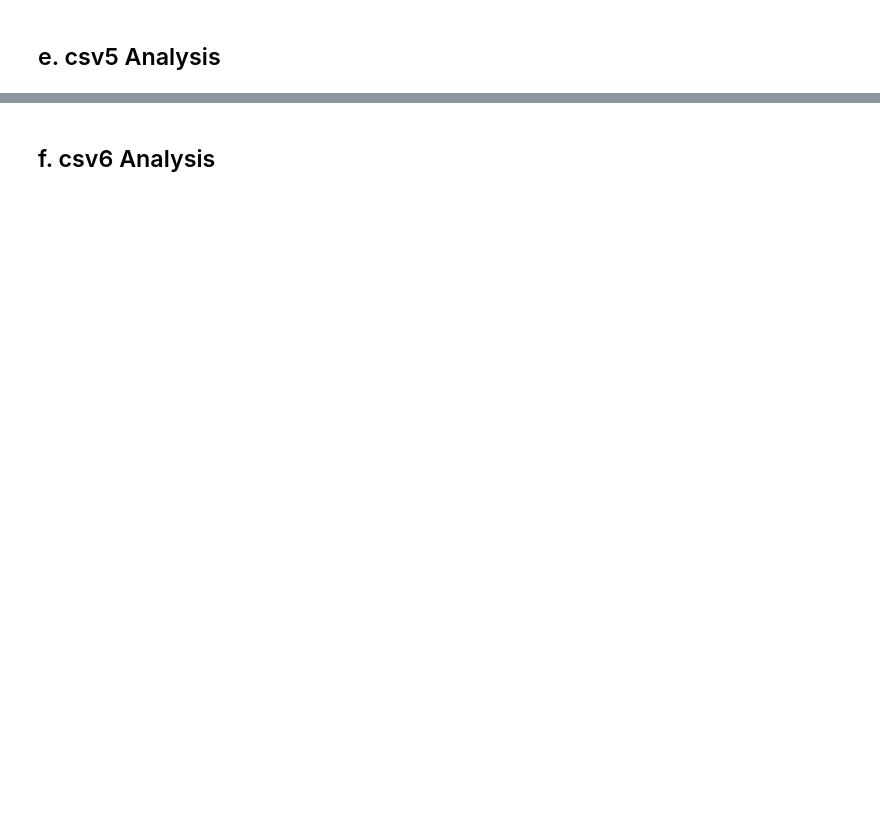
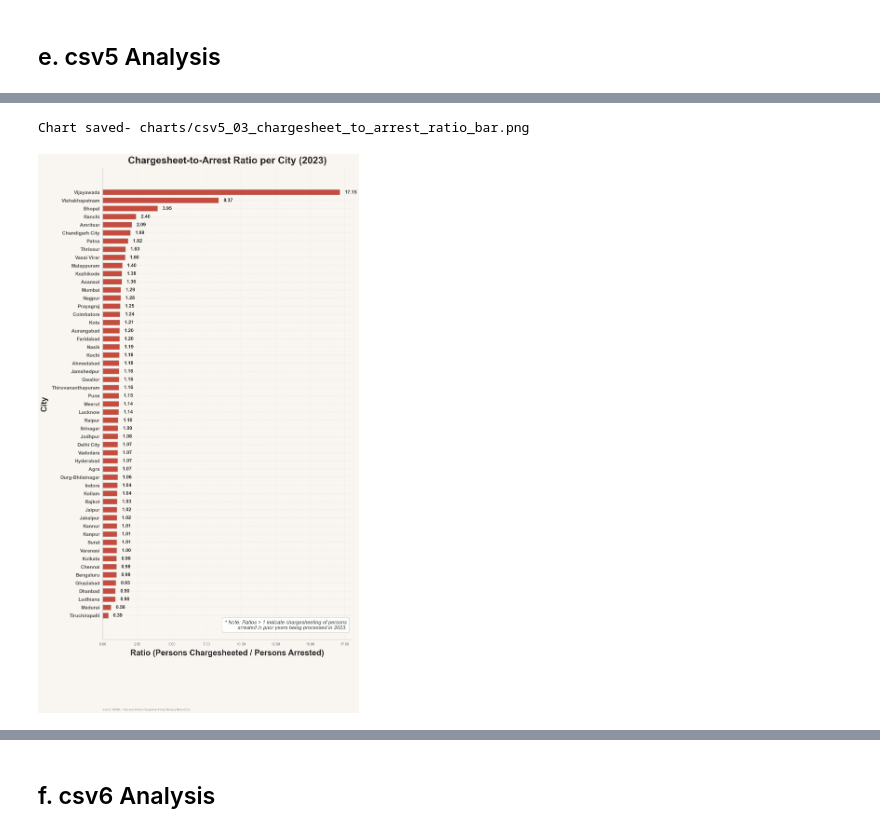
Before and after one commit to bhavya25-ds/The-Committee-Will-Look-Into-It, a Jupyter notebook: 02_Gender_Injustice/03_02_Analysis.ipynb, the cells around one changed output, grey strips where cells are left out. Cells and saved outputs as stored; diff of their text form; code cells hidden in the pictures; blank space fills up the shorter version.

```diff
--- a/02_Gender_Injustice/03_02_Analysis.ipynb
+++ b/02_Gender_Injustice/03_02_Analysis.ipynb
@@ -424,7 +445,6 @@ plt.show()
 # %%
 u.set_style()
 
-# Clean column headers
 csv5.columns = csv5.columns.str.strip()
 
 # Separate persons arrested vs. persons chargesheeted entries
@@ -479,33 +499,56 @@ ax.set_title(
 
 ax.set_xlabel("Ratio (Persons Chargesheeted / Persons Arrested)", fontsize=25, fontweight="bold")
 ax.set_ylabel("City", fontsize=25, fontweight="bold")
 ax.set_yticklabels(sorted_ratios.index, fontsize=15, fontweight="bold")
 
 # Format x-axis ticks to two decimal places
 ax.xaxis.set_major_formatter(
     plt.FuncFormatter(lambda x, pos: f"{x:.2f}")
 )
 
 # Annotate each bar with the exact ratio value
 for bar in bars:
     width = bar.get_width()
     ax.annotate(
         f"{width:.2f}",
         xy=(width, bar.get_y() + bar.get_height() / 2),
         xytext=(15, 0),
         textcoords="offset points",
         ha="left",
         va="center",
         fontsize=15,
         fontweight="bold",
         color="#333333",
     )
 
+# Explanatory note for ratios > 1.0
+ax.text(
+    0.98,
+    0.02,
+    "* Note: Ratios > 1 indicate chargesheeting of persons\narrested in prior years being processed in 2023.",
+    transform=ax.transAxes,
+    fontsize=16,
+    fontstyle="italic",
+    color="#444444",
+    ha="right",
+    va="bottom",
+    bbox=dict(
+        boxstyle="round,pad=0.5",
+        facecolor="#ffffff",
+        edgecolor="#b0b0b0",
+        alpha=0.9,
+    ),
+    zorder=5,
+)
+
 u.add_source(ax, "NCRB — City-wise Police Chargesheet Filing Efficiency Ratio (2023)")
 
 plt.tight_layout()
 u.save_fig(fig, "charts", "csv5_03_chargesheet_to_arrest_ratio_bar.png")
 plt.show()
+# %% [output]
+Chart saved- charts/csv5_03_chargesheet_to_arrest_ratio_bar.png
+[figure, added]
 # %%
 u.set_style()
 
```
Also changed, not shown: parts of 18 cells of this notebook, 3 other files.
